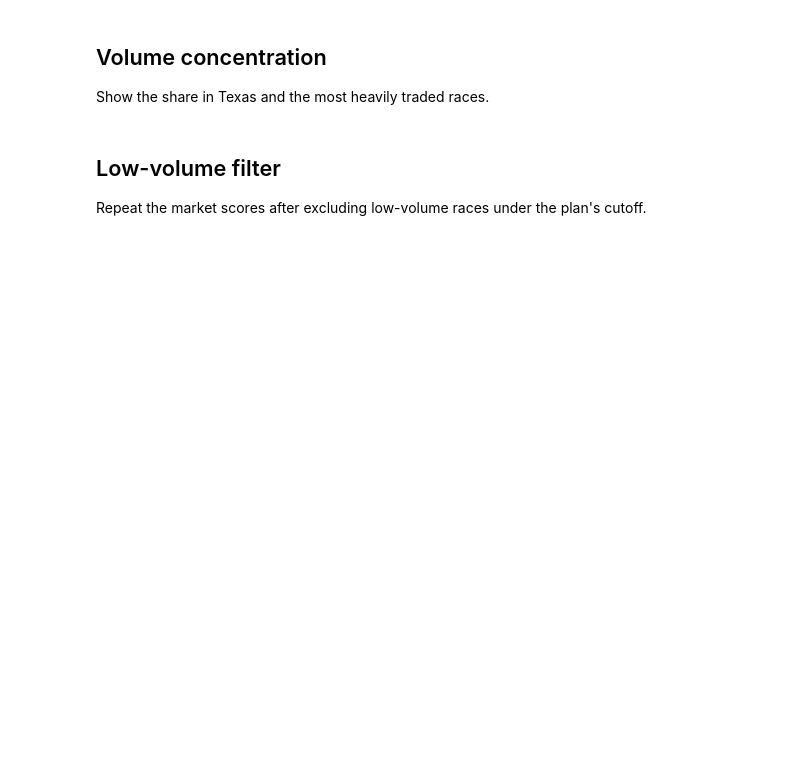
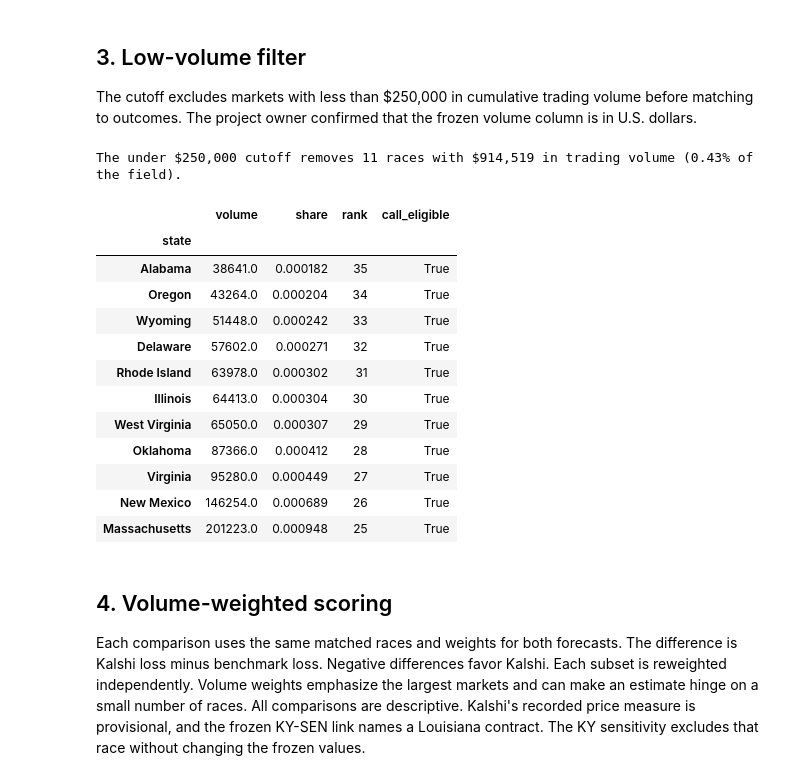
Before and after one commit to Daniel-Elmore/election-2026-markets-vs-forecasts, a Jupyter notebook: notebooks/03_kalshi_trading_volume.ipynb, the cells around one changed output. Cells and saved outputs as stored; diff of their text form; code cells hidden in the pictures; blank space fills up the shorter version.

```diff
--- a/notebooks/03_kalshi_trading_volume.ipynb
+++ b/notebooks/03_kalshi_trading_volume.ipynb
@@ -15,8 +158,30 @@ Show total and proportional trading volume by rating.
 # %% [markdown]
-## Volume concentration
+## 3. Low-volume filter
 
-Show the share in Texas and the most heavily traded races.
+The cutoff excludes markets with less than $250,000 in cumulative trading volume before matching to outcomes. The project owner confirmed that the frozen volume column is in U.S. dollars.
+# %%
+thin_ids = ranked.loc[ranked.volume.lt(VOLUME_CUTOFF)].sort_values("volume", kind="stable").index
+thin = ranked.loc[thin_ids].assign(call_eligible=senate.call_eligible)
+print(f"The under ${VOLUME_CUTOFF:,.0f} cutoff removes {len(thin)} races with "
+      f"${thin.volume.sum():,.0f} in trading volume ({thin.share.sum():.2%} of the field).")
+display(thin.set_index("state"))
+save_table("volume_cutoff", thin)
+# %% [output]
+The under $250,000 cutoff removes 11 races with $914,519 in trading volume (0.43% of the field).
+|  | volume | share | rank | call_eligible |
+| state |  |  |  |  |
+| Alabama | 38641.0 | 0.000182 | 35 | True |
+| Oregon | 43264.0 | 0.000204 | 34 | True |
+| Wyoming | 51448.0 | 0.000242 | 33 | True |
+| Delaware | 57602.0 | 0.000271 | 32 | True |
+| Rhode Island | 63978.0 | 0.000302 | 31 | True |
+| Illinois | 64413.0 | 0.000304 | 30 | True |
+| West Virginia | 65050.0 | 0.000307 | 29 | True |
+| Oklahoma | 87366.0 | 0.000412 | 28 | True |
+| Virginia | 95280.0 | 0.000449 | 27 | True |
+| New Mexico | 146254.0 | 0.000689 | 26 | True |
+| Massachusetts | 201223.0 | 0.000948 | 25 | True |
 # %% [markdown]
-## Low-volume filter
+## 4. Volume-weighted scoring
 
-Repeat the market scores after excluding low-volume races under the plan's cutoff.
+Each comparison uses the same matched races and weights for both forecasts. The difference is Kalshi loss minus benchmark loss. Negative differences favor Kalshi. Each subset is reweighted independently. Volume weights emphasize the largest markets and can make an estimate hinge on a small number of races. All comparisons are descriptive. Kalshi's recorded price measure is provisional, and the frozen KY-SEN link names a Louisiana contract. The KY sensitivity excludes that race without changing the frozen values.
```
Also changed, not shown: parts of 12 cells of this notebook, 23 other files.
